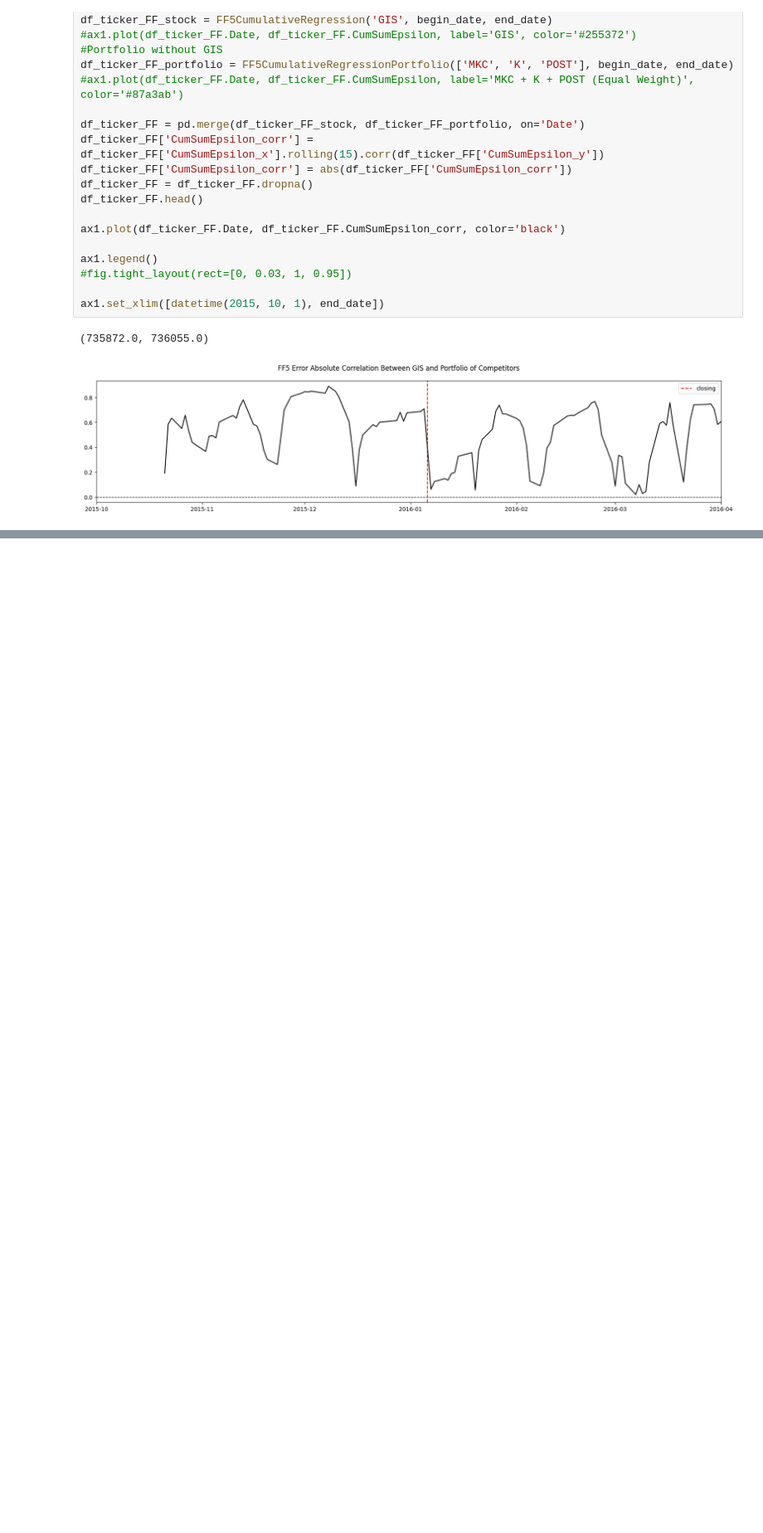
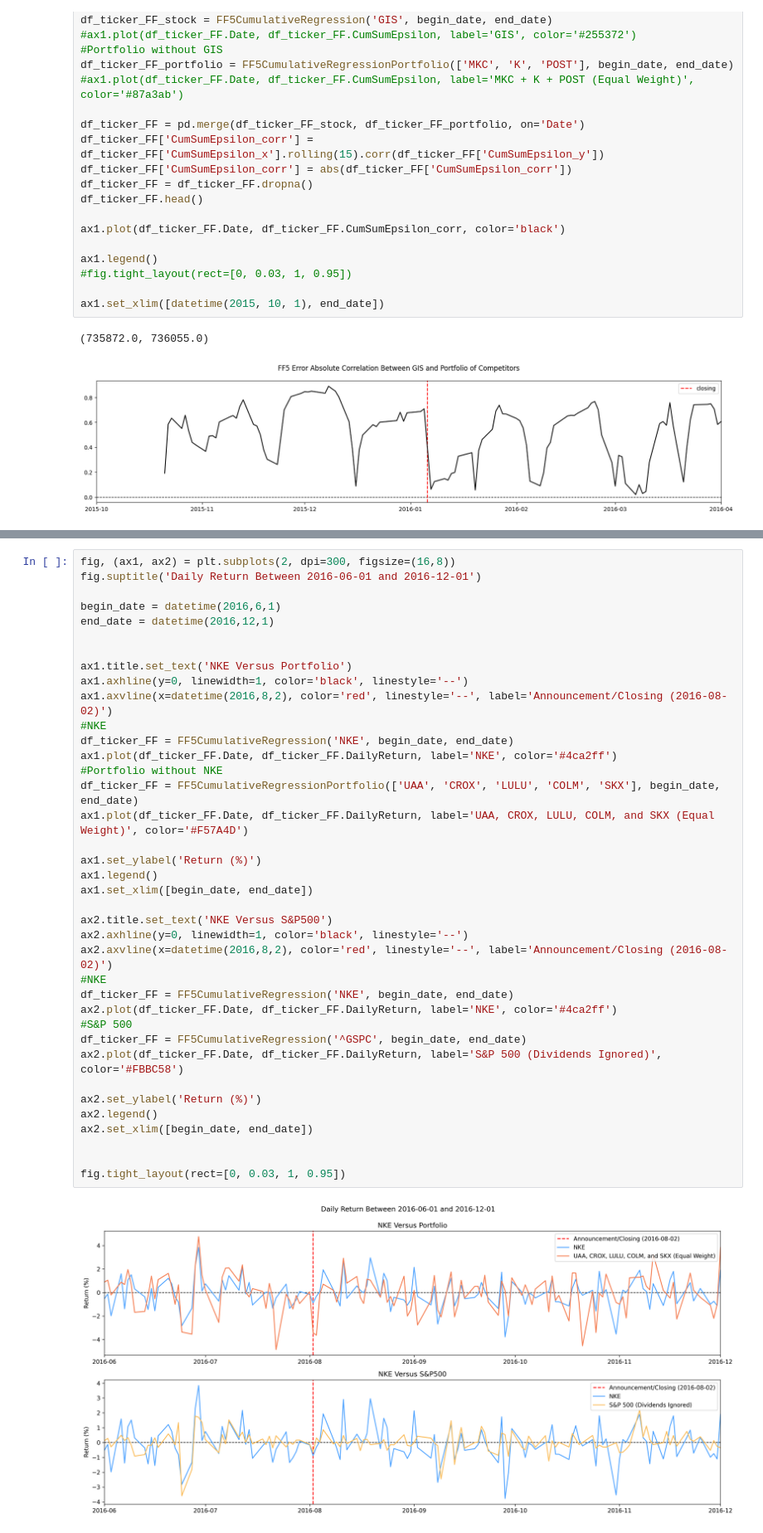
Before and after one commit to chrisliii/FINE-452, a Jupyter notebook: M&A_CAPM_FF3_Daily_Portfolio_NKE.ipynb, the cells around one changed output, grey strips where cells are left out. Shown at 83% size. Saved outputs shown, nothing was run; the diff lists cells and outputs as text; blank space fills up the shorter version.

```diff
--- a/M&A_CAPM_FF3_Daily_Portfolio_NKE.ipynb
+++ b/M&A_CAPM_FF3_Daily_Portfolio_NKE.ipynb
@@ -1059,0 +1091,40 @@ ax1.set_xlim([datetime(2015, 10, 1), end_date])
+# %%
+fig, (ax1, ax2) = plt.subplots(2, dpi=300, figsize=(16,8))
+fig.suptitle('Daily Return Between 2016-06-01 and 2016-12-01')
+
+begin_date = datetime(2016,6,1)
+end_date = datetime(2016,12,1)
+
+
+ax1.title.set_text('NKE Versus Portfolio')
+ax1.axhline(y=0, linewidth=1, color='black', linestyle='--')
+ax1.axvline(x=datetime(2016,8,2), color='red', linestyle='--', label='Announcement/Closing (2016-08-02)')
+#NKE
+df_ticker_FF = FF5CumulativeRegression('NKE', begin_date, end_date)
+ax1.plot(df_ticker_FF.Date, df_ticker_FF.DailyReturn, label='NKE', color='#4ca2ff')
+#Portfolio without NKE
+df_ticker_FF = FF5CumulativeRegressionPortfolio(['UAA', 'CROX', 'LULU', 'COLM', 'SKX'], begin_date, end_date)
+ax1.plot(df_ticker_FF.Date, df_ticker_FF.DailyReturn, label='UAA, CROX, LULU, COLM, and SKX (Equal Weight)', color='#F57A4D')
+
+ax1.set_ylabel('Return (%)')
+ax1.legend()
+ax1.set_xlim([begin_date, end_date])
+
+ax2.title.set_text('NKE Versus S&P500')
+ax2.axhline(y=0, linewidth=1, color='black', linestyle='--')
+ax2.axvline(x=datetime(2016,8,2), color='red', linestyle='--', label='Announcement/Closing (2016-08-02)')
+#NKE
+df_ticker_FF = FF5CumulativeRegression('NKE', begin_date, end_date)
+ax2.plot(df_ticker_FF.Date, df_ticker_FF.DailyReturn, label='NKE', color='#4ca2ff')
+#S&P 500
+df_ticker_FF = FF5CumulativeRegression('^GSPC', begin_date, end_date)
+ax2.plot(df_ticker_FF.Date, df_ticker_FF.DailyReturn, label='S&P 500 (Dividends Ignored)', color='#FBBC58')
+
+ax2.set_ylabel('Return (%)')
+ax2.legend()
+ax2.set_xlim([begin_date, end_date])
+
+
+fig.tight_layout(rect=[0, 0.03, 1, 0.95])
+# %% [output]
+[figure, added]
```
Also changed, not shown: parts of 5 cells of this notebook.
